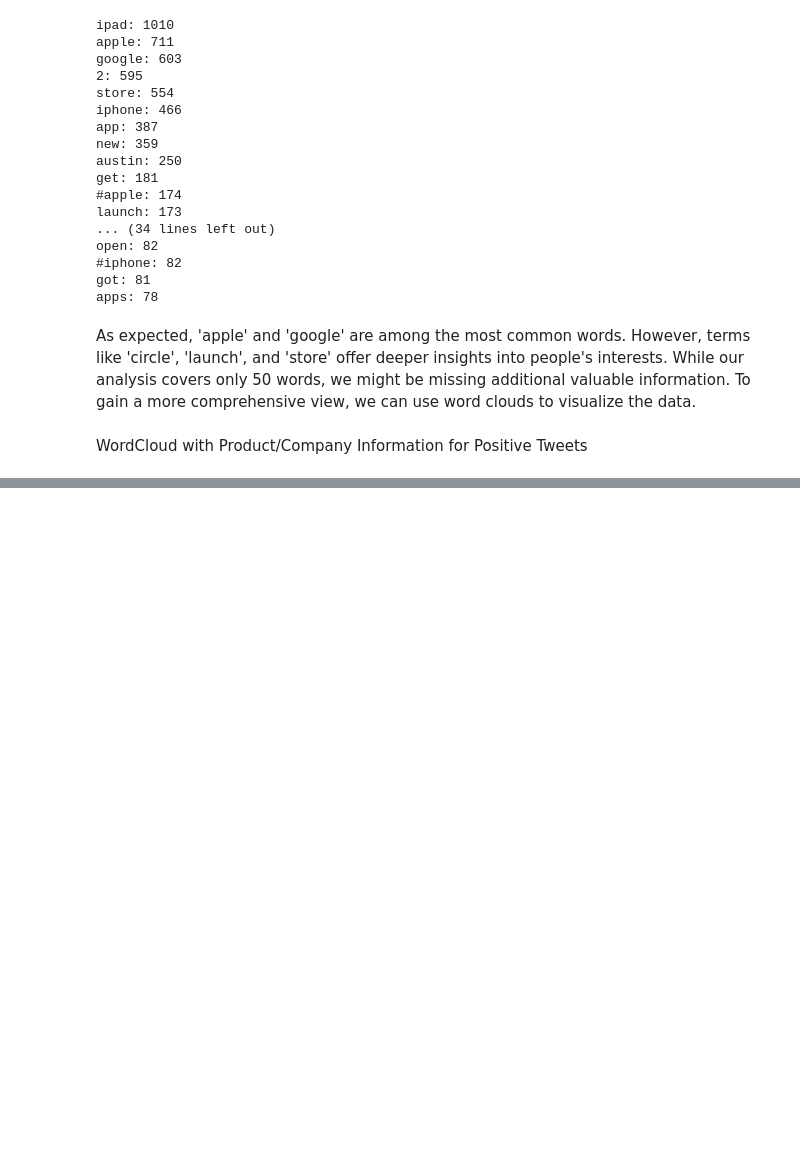
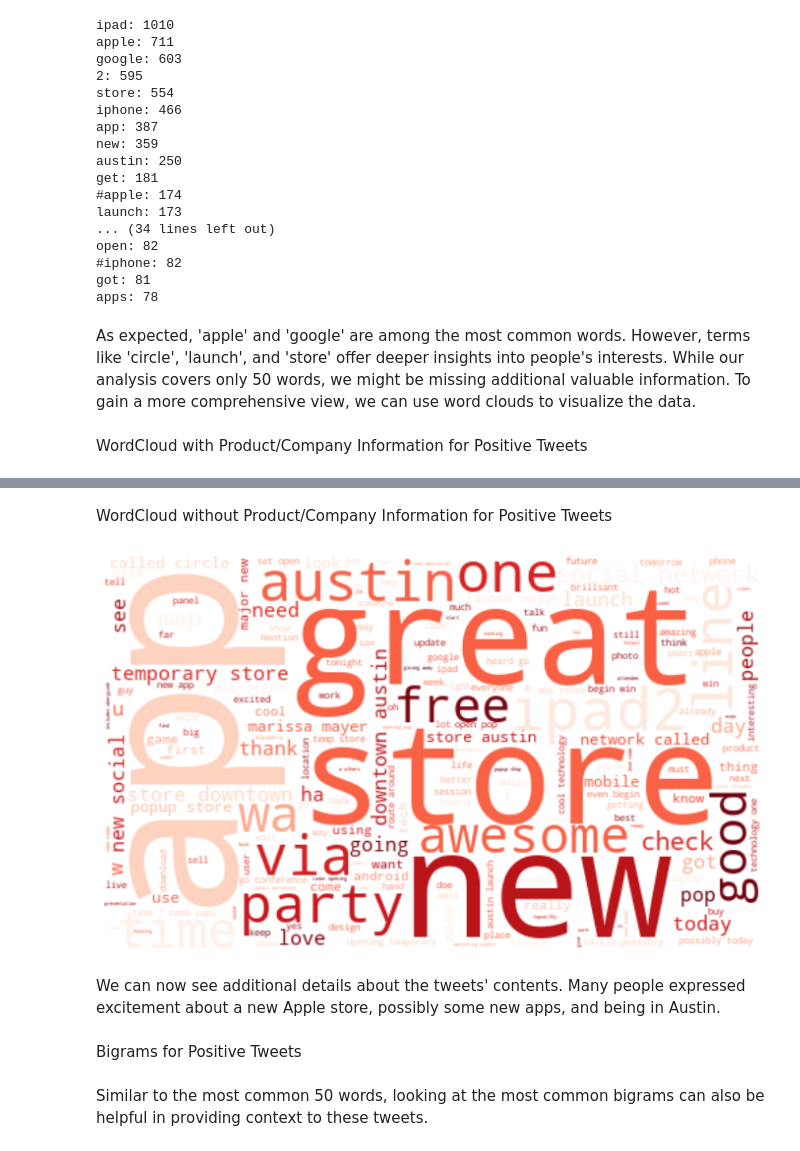
Before and after one commit to KImondorose/Deciphering-the-Public-Opinion-on-Apple, a Jupyter notebook: work_in_progress/lyne.ipynb, the cells around one changed output, grey strips where cells are left out. Drawn from its saved outputs; the diff is of its cells as text; code cells hidden in the pictures; blank space fills up the shorter version.

Commit message:
Positive sentiments

```diff
--- a/work_in_progress/lyne.ipynb
+++ b/work_in_progress/lyne.ipynb
@@ -798,10 +802,9 @@ from typing import List
 def generate_wordcloud(
     tokens: List[str],
     collocations: bool = False,
-    background_color: str = 'black',
-    colormap: str = 'Greens',
-    display: bool = True,
-    font_path: str = None  # Optional parameter for font path
+    background_color: str = 'white',  # Changed to white
+    colormap: str = 'Reds',            # Changed to Reds
+    display: bool = True
 ) -> WordCloud:
     """
     Generates a word cloud from a list of tokens.
@@ -809,10 +812,9 @@ def generate_wordcloud(
     Parameters:
     - tokens: A list of tokens to generate the word cloud from.
     - collocations: Whether to include collocations (bigrams) of two words (default is False).
-    - background_color: Background color of the resulting word cloud (default is 'black').
-    - colormap: The color map for the words in the word cloud (default is 'Greens').
+    - background_color: Background color of the resulting word cloud (default is 'white').
+    - colormap: The color map for the words in the word cloud (default is 'Reds').
     - display: Whether to show the resulting word cloud (default is True).
-    - font_path: Optional path to a font file to use for the word cloud.
 
     Returns:
     - A WordCloud object generated from the tokens.
@@ -821,30 +823,23 @@ def generate_wordcloud(
     if not tokens:
         raise ValueError("The tokens list is empty. Please provide valid tokens.")
 
-    # Initialize a WordCloud with a specified font if provided
+    # Initialize a WordCloud object
     wordcloud = WordCloud(
         collocations=collocations,
         background_color=background_color,
         colormap=colormap,
         width=500,
-        height=300,
-        font_path=font_path  # Use the specified font path
+        height=300
     )
 
-    # Generate word cloud from tokens
+    # Generate the word cloud from the tokens
     wordcloud.generate(' '.join(tokens))
 
-    # Plot with matplotlib if display is True
+    # Plot the word cloud with matplotlib if display is True
     if display:
-        plt.figure(figsize=(12, 15), facecolor=None)
+        plt.figure(figsize=(12, 15))
         plt.imshow(wordcloud, interpolation='bilinear')
-        plt.axis('off')
+        plt.axis('off')  # Hide axes
         plt.show()
 
     return wordcloud
-
-# Example token list
-tokens_pos_ls = ['word1', 'word2', 'word1', 'word3', 'word4', 'word2']
-
-# Generate and display the word cloud
-cloud_pos_w_company = generate_wordcloud(tokens_pos_ls, collocations=True)
@@ -852,0 +854,17 @@ AttributeError: 'TransposedFont' object has no attribute 'getbbox'
+# %% [markdown]
+WordCloud without Product/Company Information for Positive Tweets
+# %%
+#removing product/company names
+stop_lst_no_comp = stop_lst + ['ipad', 'apple', 'google', 'iphone', '#apple',
+                               '#google', '#ipad', '#iphone', 'android']
+tokens_pos_ls = remove_stop(tokens_pos_ls, stop_list=stop_lst_no_comp)
+# %%
+cloud_pos_wo_company = generate_wordcloud(tokens_pos_ls, collocations=True)
+# %% [output]
+[figure, added]
+# %% [markdown]
+We can now see additional details about the tweets' contents. Many people expressed excitement about a new Apple store, possibly some new apps, and being in Austin.
+# %% [markdown]
+Bigrams for Positive Tweets
+# %% [markdown]
+Similar to the most common 50 words, looking at the most common bigrams can also be helpful in providing context to these tweets.
```
Also changed, not shown: parts of 7 cells of this notebook.
